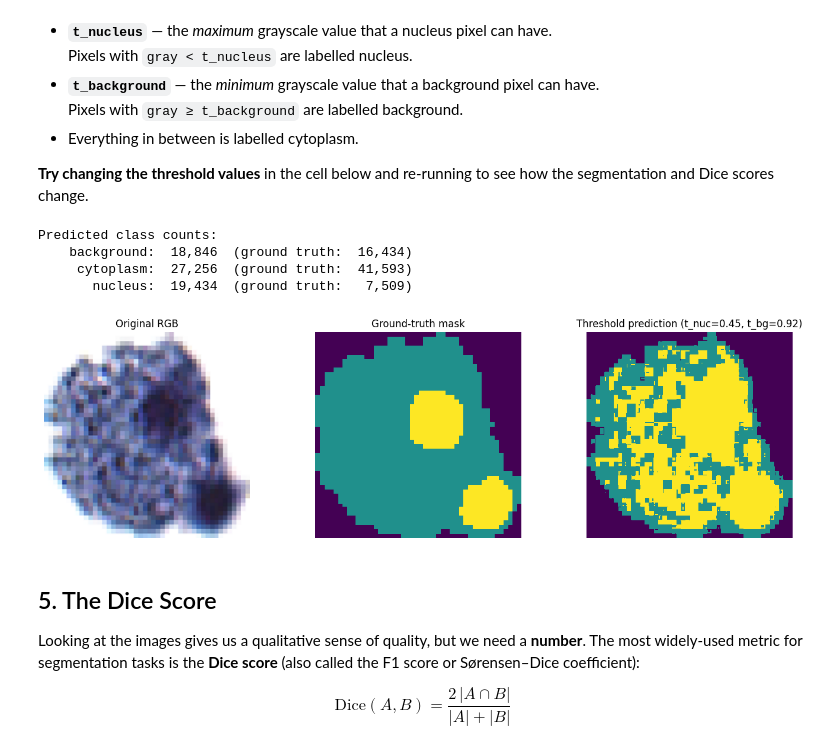
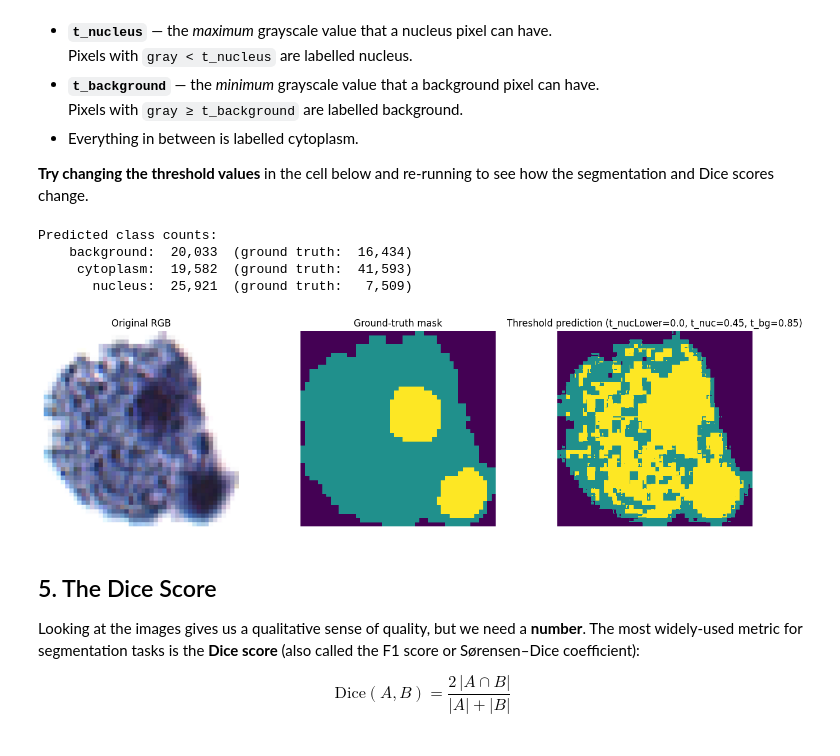
Before and after one commit to Crefossus/Cedars_AI_Campus_Tutorials, a Jupyter notebook: 01_exploratory_segmentation.ipynb, the cells around one changed output. Saved outputs shown, nothing was run; the diff lists cells and outputs as text; code cells hidden in the pictures.

```diff
--- a/01_exploratory_segmentation.ipynb
+++ b/01_exploratory_segmentation.ipynb
@@ -213,18 +215,23 @@ We introduce two thresholds:
 segmentation and Dice scores change.
 # %%
 # ── Threshold parameters (adjust and re-run!) ─────────────────────────────────
+
+t_nucleusLower = 0.00  # lower bound for nucleus
 t_nucleus    = 0.45   # pixels darker than this  →  nucleus
-t_background = 0.92   # pixels brighter than this →  background
-                      # everything in between     →  cytoplasm
-t_nucleusLower = 0.25
+t_background = 0.85   # pixels brighter than this →  background
+                        # everything in between     →  cytoplasm
 
-# ── Build predicted mask ──────────────────────────────────────────────────────
-pred7 = np.zeros_like(gray7, dtype=np.int64)   # default: background (0)
-pred7[(gray7 > t_nucleusLower) & (gray7 <  t_nucleus) ]         = 2   # nucleus
+def threhsholdSegmentation(image: np.ndarray, t_nucleusLower: float, t_nucleus: float, t_background: float) -> np.ndarray:
 
-pred7[(gray7 >= t_nucleus) & (gray7 < t_background)] = 1   # cytoplasm
-pred7[(gray7 >= 0) & (gray7 <= t_nucleusLower) ] = 1   # cytoplasm
+  # ── Build predicted mask ──────────────────────────────────────────────────────
+  predImage = np.zeros_like(image, dtype=np.int64)   # default: background (0)
+  predImage[(image > t_nucleusLower) & (image <  t_nucleus) ]         = 2   # nucleus
 
+  predImage[(image >= t_nucleus) & (image < t_background)] = 1   # cytoplasm
+  predImage[(image >= 0) & (image <= t_nucleusLower) ] = 1   # cytoplasm
+  return predImage
+
+pred7 = threhsholdSegmentation(gray7, t_nucleusLower, t_nucleus, t_background)
 # (pixels >= t_background stay 0 = background)
 
 print("Predicted class counts:")
@@ -233,28 +240,28 @@ for cls, name in label_names.items():
           f"(ground truth: {(mask7 == cls).sum():>7,})")
 # %% [output]
 Predicted class counts:
-    background:  18,846  (ground truth:  16,434)
-     cytoplasm:  27,256  (ground truth:  41,593)
-       nucleus:  19,434  (ground truth:   7,509)
+    background:  20,033  (ground truth:  16,434)
+     cytoplasm:  19,582  (ground truth:  41,593)
+       nucleus:  25,921  (ground truth:   7,509)
 # %%
 fig, axes = plt.subplots(1, 3, figsize=(14, 4))
 
 axes[0].imshow(img7.transpose(1, 2, 0))
 axes[0].set_title('Original RGB')
 axes[0].axis('off')
 
 axes[1].imshow(mask7, cmap='viridis', vmin=0, vmax=2, interpolation='nearest')
 axes[1].set_title('Ground-truth mask')
 axes[1].axis('off')
 
 axes[2].imshow(pred7, cmap='viridis', vmin=0, vmax=2, interpolation='nearest')
-axes[2].set_title(f'Threshold prediction (t_nuc={t_nucleus}, t_bg={t_background})')
+axes[2].set_title(f'Threshold prediction (t_nucLower={t_nucleusLower}, t_nuc={t_nucleus}, t_bg={t_background})')
 axes[2].axis('off')
 
 plt.tight_layout()
 plt.show()
 # %% [output]
-[figure, old version]
+[figure, new version]
 # %% [markdown]
 ## 5. The Dice Score
 
```
Also changed, not shown: parts of 3 cells of this notebook.
